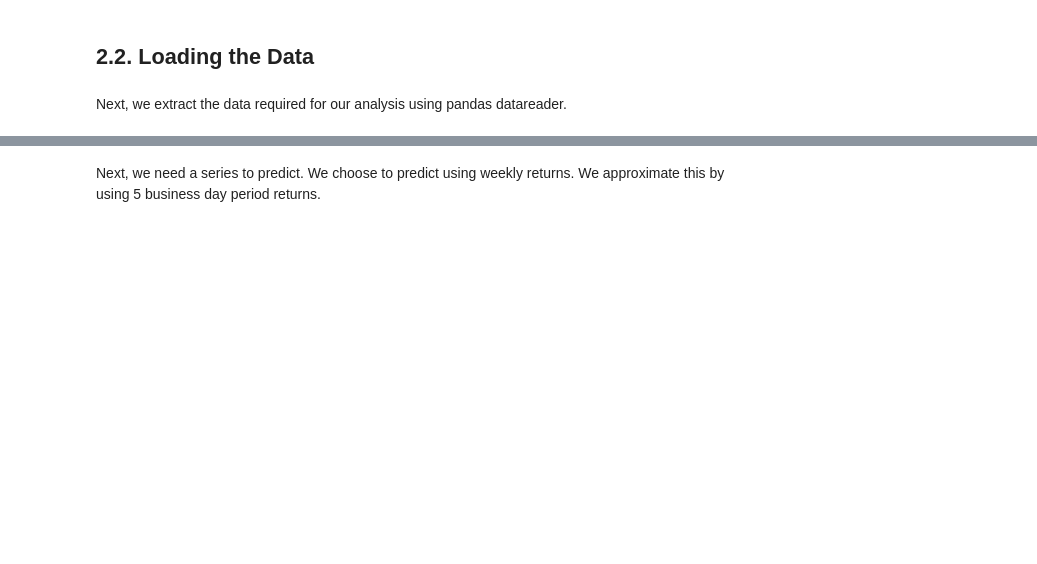
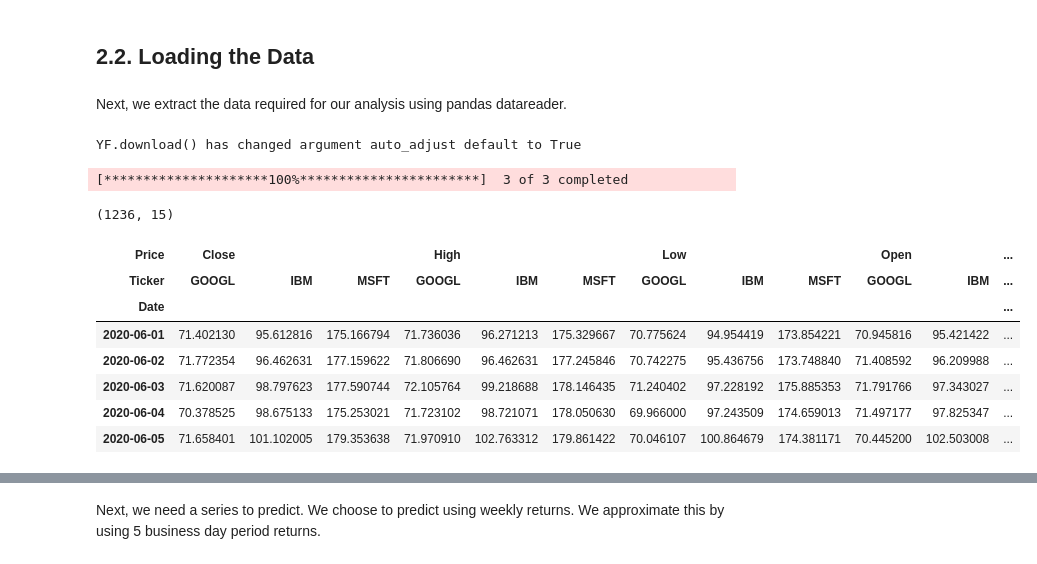
Before and after one commit to WentaoX/fin-ml, a Jupyter notebook: Chapter 5 - Sup. Learning - Regression and Time Series models/Case Study 1 - Stock Price Prediction/StockPricePrediction.ipynb, the cells around one changed output, grey strips where cells are left out. Cells and saved outputs as stored; diff of their text form; code cells hidden in the pictures; blank space fills up the shorter version.

```diff
--- a/Chapter 5 - Sup. Learning - Regression and Time Series models/Case Study 1 - Stock Price Prediction/StockPricePrediction.ipynb
+++ b/Chapter 5 - Sup. Learning - Regression and Time Series models/Case Study 1 - Stock Price Prediction/StockPricePrediction.ipynb
@@ -110,3 +111,22 @@ warnings.filterwarnings('ignore')
 ## 2.2. Loading the Data
 # %% [markdown]
 Next, we extract the data required for our analysis using pandas datareader.
+# %%
+stk_tickers = ['MSFT', 'IBM', 'GOOGL']
+stk_data = yf.download(stk_tickers, start="2020-06-01", end="2025-05-01")
+stk_data.shape
+# %% [output]
+YF.download() has changed argument auto_adjust default to True
+[*********************100%***********************]  3 of 3 completed
+(1236, 15)
+# %%
+stk_data.head()
+# %% [output]
+| Price | Close |  |  | High |  |  | Low |  |  | Open |  | ... |
+| Ticker | GOOGL | IBM | MSFT | GOOGL | IBM | MSFT | GOOGL | IBM | MSFT | GOOGL | IBM | ... |
+| Date |  |  |  |  |  |  |  |  |  |  |  | ... |
+| 2020-06-01 | 71.402130 | 95.612816 | 175.166794 | 71.736036 | 96.271213 | 175.329667 | 70.775624 | 94.954419 | 173.854221 | 70.945816 | 95.421422 | ... |
+| 2020-06-02 | 71.772354 | 96.462631 | 177.159622 | 71.806690 | 96.462631 | 177.245846 | 70.742275 | 95.436756 | 173.748840 | 71.408592 | 96.209988 | ... |
+| 2020-06-03 | 71.620087 | 98.797623 | 177.590744 | 72.105764 | 99.218688 | 178.146435 | 71.240402 | 97.228192 | 175.885353 | 71.791766 | 97.343027 | ... |
+| 2020-06-04 | 70.378525 | 98.675133 | 175.253021 | 71.723102 | 98.721071 | 178.050630 | 69.966000 | 97.243509 | 174.659013 | 71.497177 | 97.825347 | ... |
+| 2020-06-05 | 71.658401 | 101.102005 | 179.353638 | 71.970910 | 102.763312 | 179.861422 | 70.046107 | 100.864679 | 174.381171 | 70.445200 | 102.503008 | ... |
```
Also changed, not shown: parts of 8 cells of this notebook.
